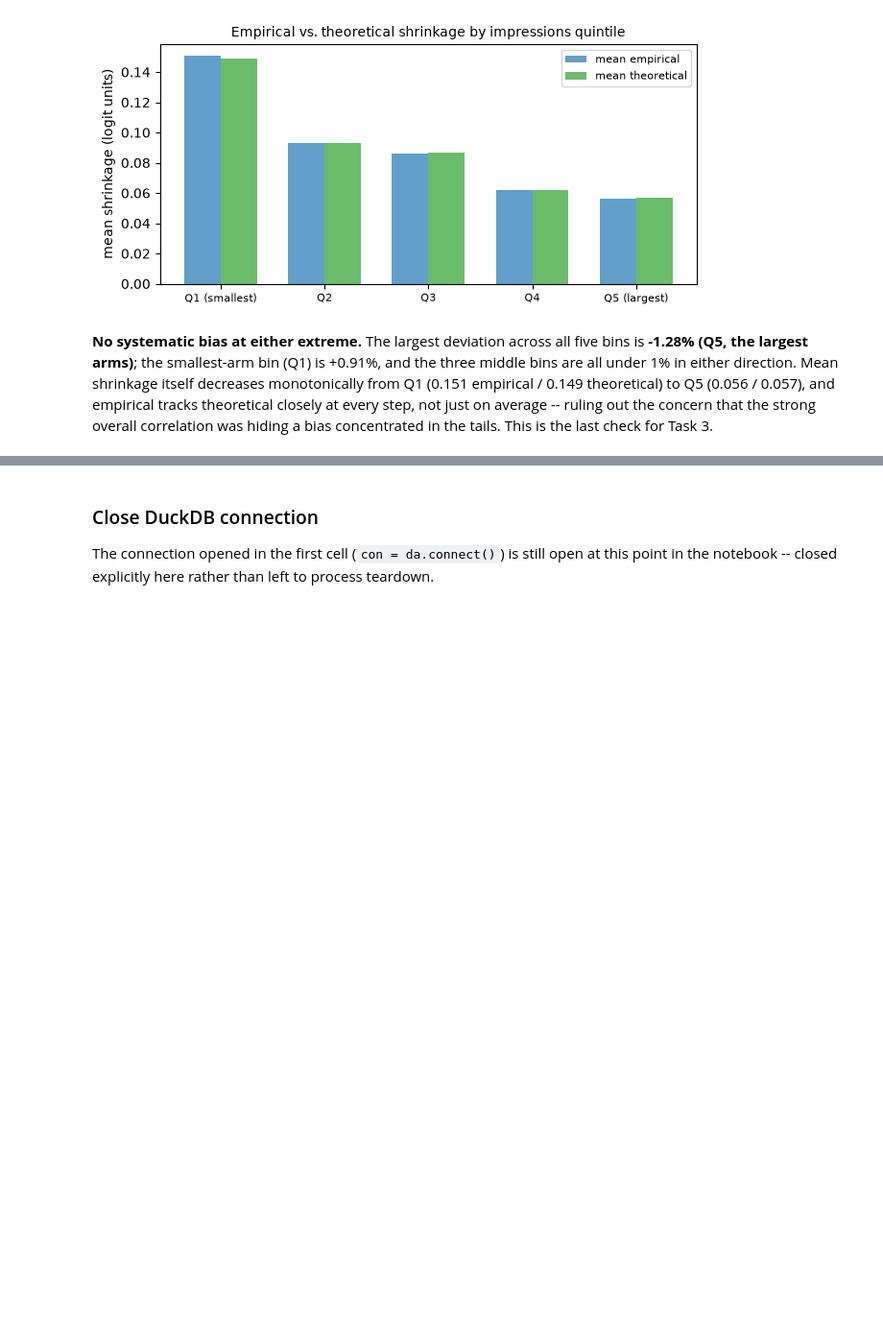
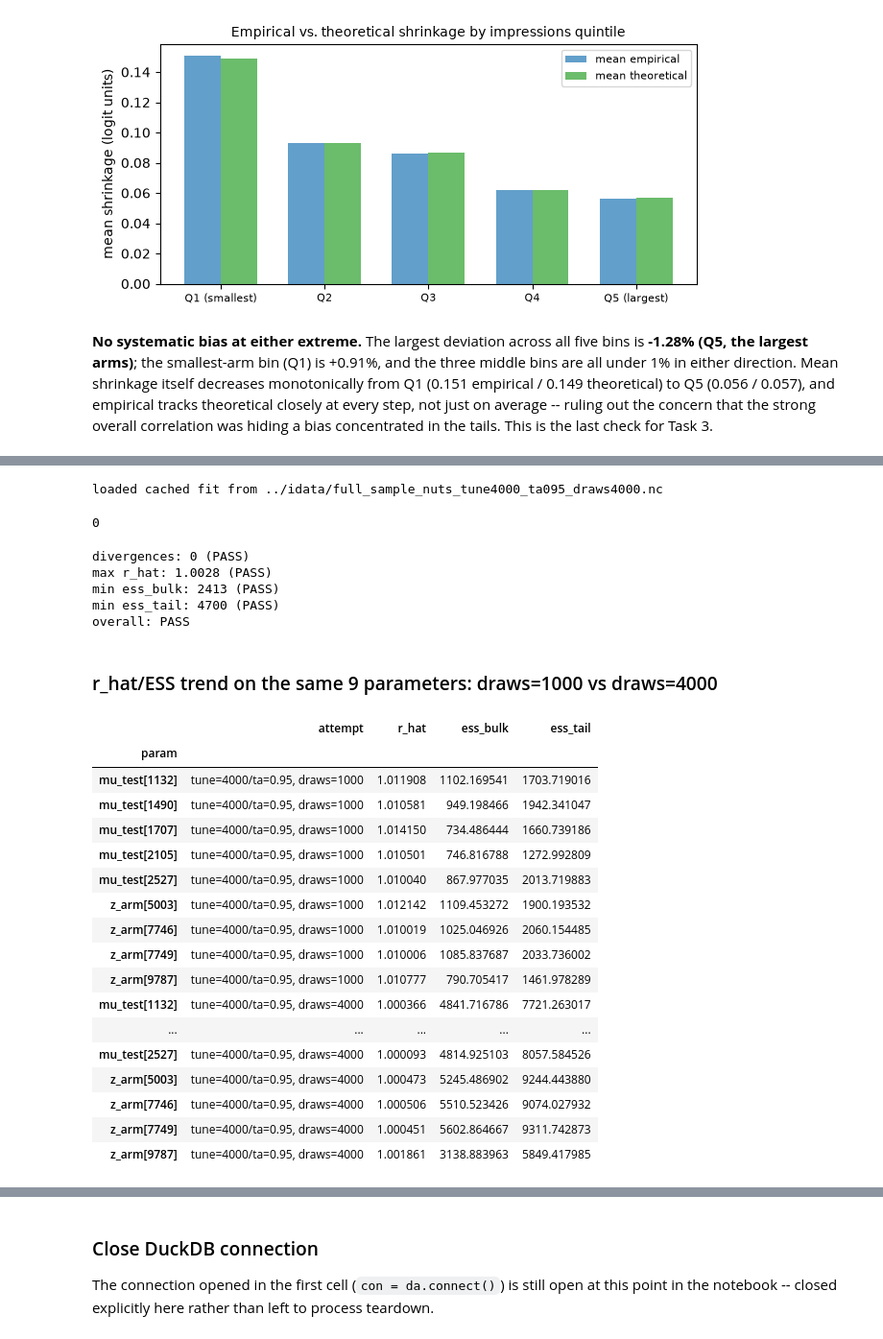
Before and after one commit to pmacias/clickworthy, a Jupyter notebook: notebooks/03_hierarchical_bayes.ipynb, the cells around one changed output, grey strips where cells are left out. Shown at 96% size. Saved outputs shown, nothing was run; the diff lists cells and outputs as text; code cells hidden in the pictures; blank space fills up the shorter version.

```diff
--- a/notebooks/03_hierarchical_bayes.ipynb
+++ b/notebooks/03_hierarchical_bayes.ipynb
@@ -1131,0 +1419,75 @@ plt.show()
+# %%
+from pathlib import Path
+
+from clickworthy.constants import SEED_FULL_SAMPLE_NUTS_DRAWS4000
+
+DRAWS4000_PATH = Path("../idata/full_sample_nuts_tune4000_ta095_draws4000.nc")
+DRAWS4000_PATH.parent.mkdir(exist_ok=True)
+
+if DRAWS4000_PATH.exists():
+    full_idata_draws4000 = az.from_netcdf(DRAWS4000_PATH)
+    print(f"loaded cached fit from {DRAWS4000_PATH}")
+else:
+    t0 = time.perf_counter()
+    with full_hierarchical_model:
+        full_idata_draws4000 = pm.sample(
+            draws=4000, tune=4000, chains=4, target_accept=0.95,
+            random_seed=SEED_FULL_SAMPLE_NUTS_DRAWS4000,
+        )
+    fit_wall_time_draws4000_s = time.perf_counter() - t0
+    full_idata_draws4000.to_netcdf(DRAWS4000_PATH)
+    print(f"\ndraws=4000 wall-clock time: {fit_wall_time_draws4000_s:.1f}s "
+          f"({fit_wall_time_draws4000_s / 60:.1f} min)")
+
+# Free immediately (CLAUDE.md convention): this fit's posterior is ~7.2GB. Diagnostics and
+# the trend comparison below read it back from disk in chunks (evaluation.py) rather than
+# holding the full object in memory -- this is exactly what triggered the earlier OOM kill,
+# holding this object plus the retry's simultaneously for a naive in-memory comparison.
+import gc
+
+del full_idata_draws4000
+gc.collect()
+# %% [output]
+loaded cached fit from ../idata/full_sample_nuts_tune4000_ta095_draws4000.nc
+0
+# %%
+full_report_draws4000 = ev.check_diagnostics_from_netcdf(
+    str(DRAWS4000_PATH), chunk_sizes={"mu_test": 3823, "z_arm": 4600}
+)
+print(full_report_draws4000.summary())
+# %% [output]
+divergences: 0 (PASS)
+max r_hat: 1.0028 (PASS)
+min ess_bulk: 2413 (PASS)
+min ess_tail: 4700 (PASS)
+overall: PASS
+# %% [markdown]
+### r_hat/ESS trend on the same 9 parameters: draws=1000 vs draws=4000
+# %%
+trend_comparison = ev.compare_params_from_netcdf(
+    [
+        (str(RETRY_PATH), "tune=4000/ta=0.95, draws=1000"),
+        (str(DRAWS4000_PATH), "tune=4000/ta=0.95, draws=4000"),
+    ],
+    FAILING_PARAMS,
+)
+trend_comparison
+# %% [output]
+|  | attempt | r_hat | ess_bulk | ess_tail |
+| param |  |  |  |  |
+| mu_test[1132] | tune=4000/ta=0.95, draws=1000 | 1.011908 | 1102.169541 | 1703.719016 |
+| mu_test[1490] | tune=4000/ta=0.95, draws=1000 | 1.010581 | 949.198466 | 1942.341047 |
+| mu_test[1707] | tune=4000/ta=0.95, draws=1000 | 1.014150 | 734.486444 | 1660.739186 |
+| mu_test[2105] | tune=4000/ta=0.95, draws=1000 | 1.010501 | 746.816788 | 1272.992809 |
+| mu_test[2527] | tune=4000/ta=0.95, draws=1000 | 1.010040 | 867.977035 | 2013.719883 |
+| z_arm[5003] | tune=4000/ta=0.95, draws=1000 | 1.012142 | 1109.453272 | 1900.193532 |
+| z_arm[7746] | tune=4000/ta=0.95, draws=1000 | 1.010019 | 1025.046926 | 2060.154485 |
+| z_arm[7749] | tune=4000/ta=0.95, draws=1000 | 1.010006 | 1085.837687 | 2033.736002 |
+| z_arm[9787] | tune=4000/ta=0.95, draws=1000 | 1.010777 | 790.705417 | 1461.978289 |
+| mu_test[1132] | tune=4000/ta=0.95, draws=4000 | 1.000366 | 4841.716786 | 7721.263017 |
+| ... | ... | ... | ... | ... |
+| mu_test[2527] | tune=4000/ta=0.95, draws=4000 | 1.000093 | 4814.925103 | 8057.584526 |
+| z_arm[5003] | tune=4000/ta=0.95, draws=4000 | 1.000473 | 5245.486902 | 9244.443880 |
+| z_arm[7746] | tune=4000/ta=0.95, draws=4000 | 1.000506 | 5510.523426 | 9074.027932 |
+| z_arm[7749] | tune=4000/ta=0.95, draws=4000 | 1.000451 | 5602.864667 | 9311.742873 |
+| z_arm[9787] | tune=4000/ta=0.95, draws=4000 | 1.001861 | 3138.883963 | 5849.417985 |
```
Also changed, not shown: parts of 14 cells of this notebook, 4 other files.
